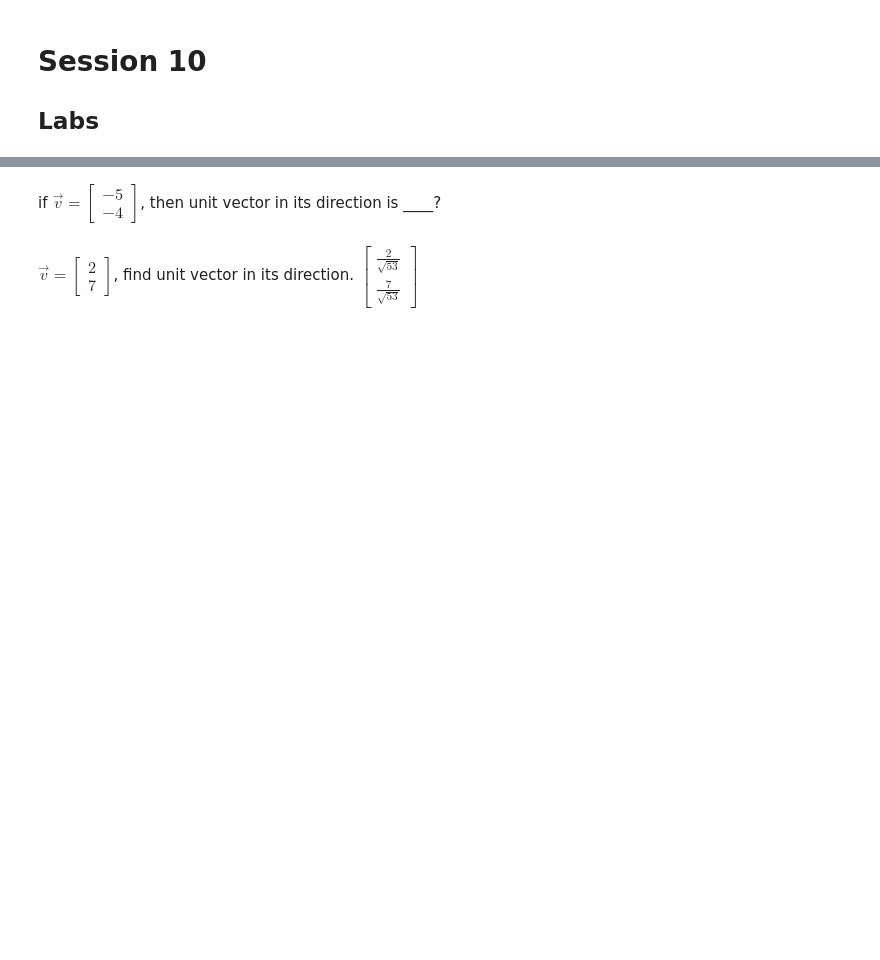
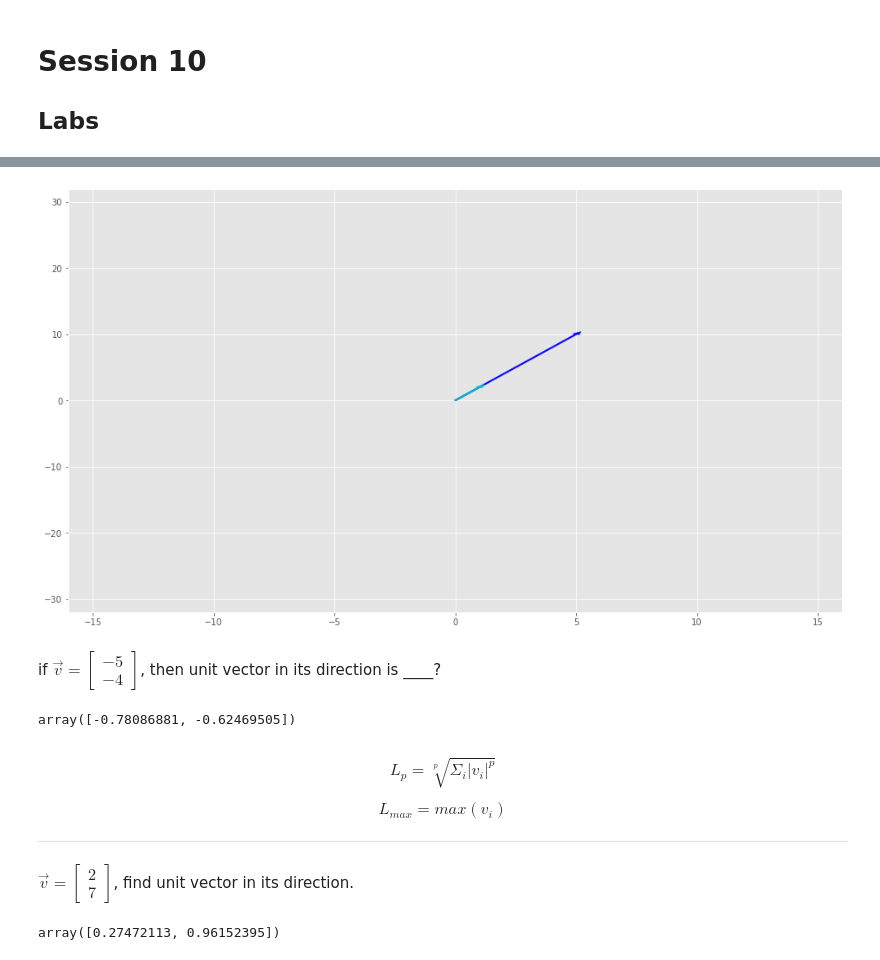
Before and after one commit to HossamKhir/nd089-connect, a Jupyter notebook: notebooks/connect-10.ipynb, the cells around one changed output, grey strips where cells are left out. Drawn from its saved outputs; the diff is of its cells as text; code cells hidden in the pictures; blank space fills up the shorter version.

```diff
--- a/notebooks/connect-10.ipynb
+++ b/notebooks/connect-10.ipynb
@@ -24,31 +28,53 @@ $\vec{v}$ starts at origin and ends at $E$.
 If $\frac{1}{5}\vec{v}$ starts at origin, where it ends?
 # %%
 # TODO: create the v vector
-v = None
+v = np.array([5, 10])
 
 # NOTE: drawing v
-plt.arrow(0, 0, *v, width=0.1)
+plt.arrow(0, 0, *v, width=0.1, color="b")
 
 # TODO: select the correct point and
-ans = None
+ans = v / 5
 
-plt.arrow(0, 0, *ans, width=0.1)
+plt.arrow(0, 0, *ans, width=0.1, color="c")
 plt.xlim(-16, 16)
 plt.ylim(-32, 32)
-plt.grid(b=True)
+plt.grid(visible=True)
 plt.show()
+# %% [output]
+[figure, added]
 # %% [markdown]
-if $\vec{v}=\begin{bmatrix}-5 \\ -4\end{bmatrix}$, then unit vector in its direction is ____?
+if $\vec{v}=\begin{bmatrix}-5 \\ -4\end{bmatrix}$, then unit vector in its direction is \_\_\_\_?
 # %%
 # TODO: create v vector
-
+v = np.array([-5, -4])
 
 # TODO: get the unit vector in v's direction
 # NOTE: remember the unit vector is the vector divided by its
 #   magnitude (aka: norm 2)
+unit_v = v / np.linalg.norm(v)
+unit_v
+# %% [output]
+array([-0.78086881, -0.62469505])
 # %% [markdown]
-$\vec{v}=\begin{bmatrix}2 \\ 7\end{bmatrix}$, find unit vector in its direction. $\begin{bmatrix}\frac{2}{\sqrt{53}}\\\frac{7}{\sqrt{53}}\end{bmatrix}$
+$$
+L_p = \sqrt[p]{\Sigma_i |v_i|^p}
+$$
+
+$$
+L_{max} = max(v_i)
+$$
+
+---
+
+$\vec{v}=\begin{bmatrix}2 \\ 7\end{bmatrix}$, find unit vector in its direction.
 # %%
 # TODO: solve the question the same way as above (code) cell
+v = np.array([2, 7])
+
+unit_v = v / np.linalg.norm(v)
+unit_v
+# %% [output]
+array([0.27472113, 0.96152395])
 # %% [markdown]
 given $M=\begin{bmatrix}-3 & 2 & -5 \\ 2 & -3 & 4 \\ 1 & 1 &1 \end{bmatrix}$, find the transformed vectors of:
```
Also changed, not shown: parts of 7 cells of this notebook, 1 other file.
